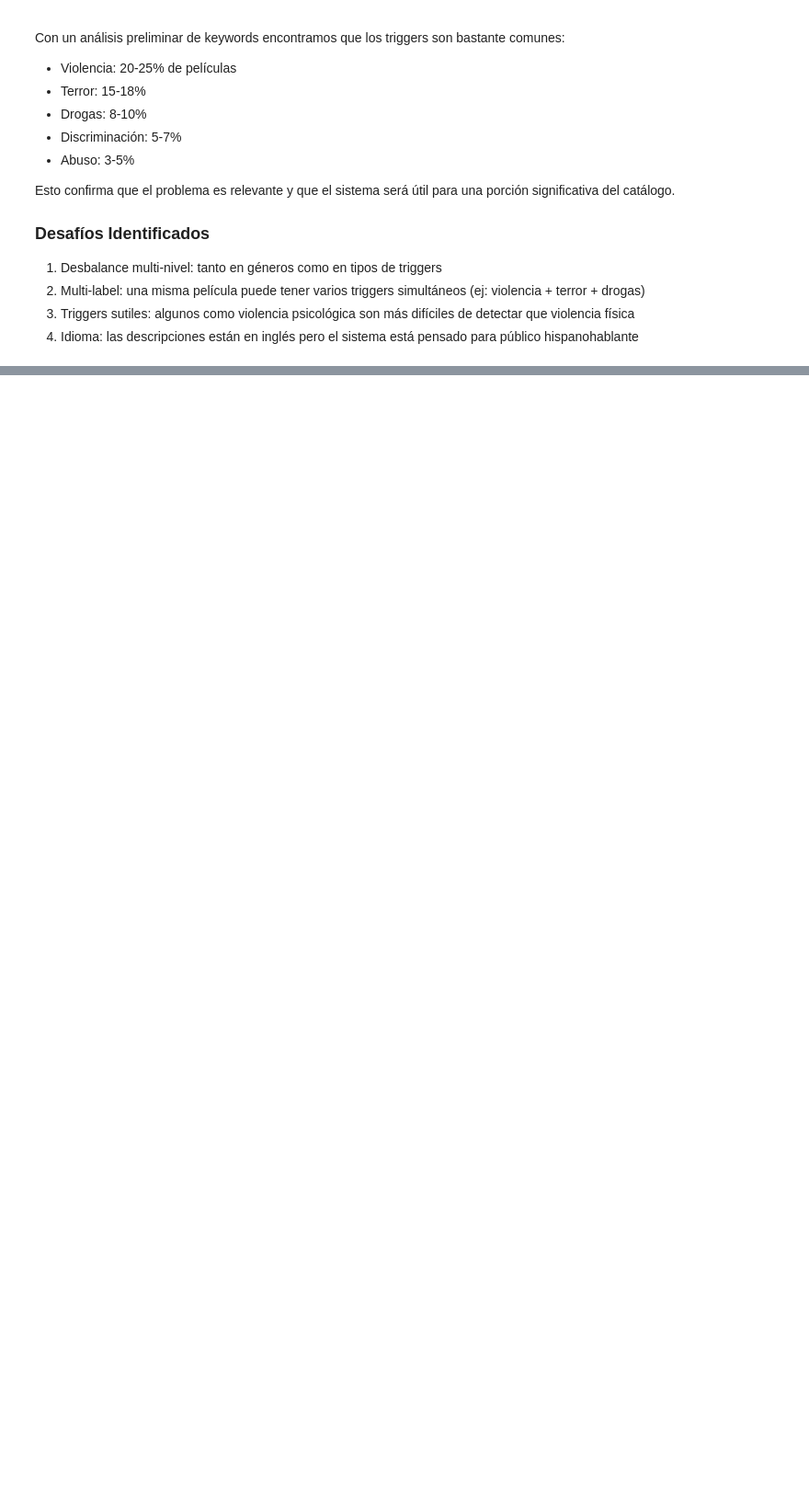
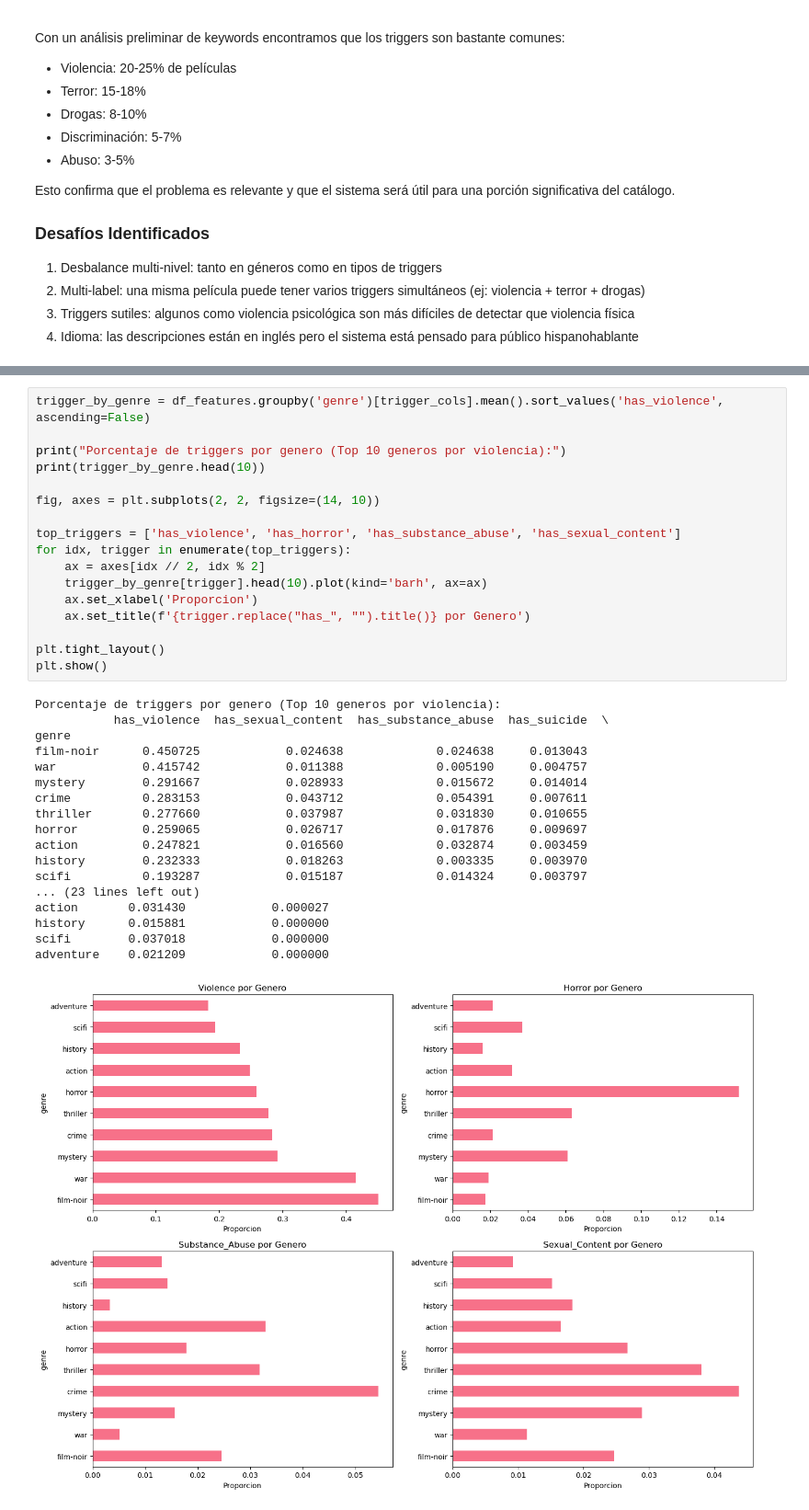
Before and after one commit to codebusters-MIAD/dsa-project-t1, a Jupyter notebook: notebooks/01_eda_fuentes.ipynb, the cells around one changed output, grey strips where cells are left out. Shown at 92% size. Drawn from its saved outputs; the diff is of its cells as text; blank space fills up the shorter version.

```diff
--- a/notebooks/01_eda_fuentes.ipynb
+++ b/notebooks/01_eda_fuentes.ipynb
@@ -377,0 +524,36 @@ Esto confirma que el problema es relevante y que el sistema será útil para una
+# %%
+trigger_by_genre = df_features.groupby('genre')[trigger_cols].mean().sort_values('has_violence', ascending=False)
+
+print("Porcentaje de triggers por genero (Top 10 generos por violencia):")
+print(trigger_by_genre.head(10))
+
+fig, axes = plt.subplots(2, 2, figsize=(14, 10))
+
+top_triggers = ['has_violence', 'has_horror', 'has_substance_abuse', 'has_sexual_content']
+for idx, trigger in enumerate(top_triggers):
+    ax = axes[idx // 2, idx % 2]
+    trigger_by_genre[trigger].head(10).plot(kind='barh', ax=ax)
+    ax.set_xlabel('Proporcion')
+    ax.set_title(f'{trigger.replace("has_", "").title()} por Genero')
+
+plt.tight_layout()
+plt.show()
+# %% [output]
+Porcentaje de triggers por genero (Top 10 generos por violencia):
+           has_violence  has_sexual_content  has_substance_abuse  has_suicide  \
+genre
+film-noir      0.450725            0.024638             0.024638     0.013043
+war            0.415742            0.011388             0.005190     0.004757
+mystery        0.291667            0.028933             0.015672     0.014014
+crime          0.283153            0.043712             0.054391     0.007611
+thriller       0.277660            0.037987             0.031830     0.010655
+horror         0.259065            0.026717             0.017876     0.009697
+action         0.247821            0.016560             0.032874     0.003459
+history        0.232333            0.018263             0.003335     0.003970
+scifi          0.193287            0.015187             0.014324     0.003797
+... (23 lines left out)
+action       0.031430            0.000027
+history      0.015881            0.000000
+scifi        0.037018            0.000000
+adventure    0.021209            0.000000
+[figure, added]
```
Also changed, not shown: parts of 59 cells of this notebook, 51 other files.
